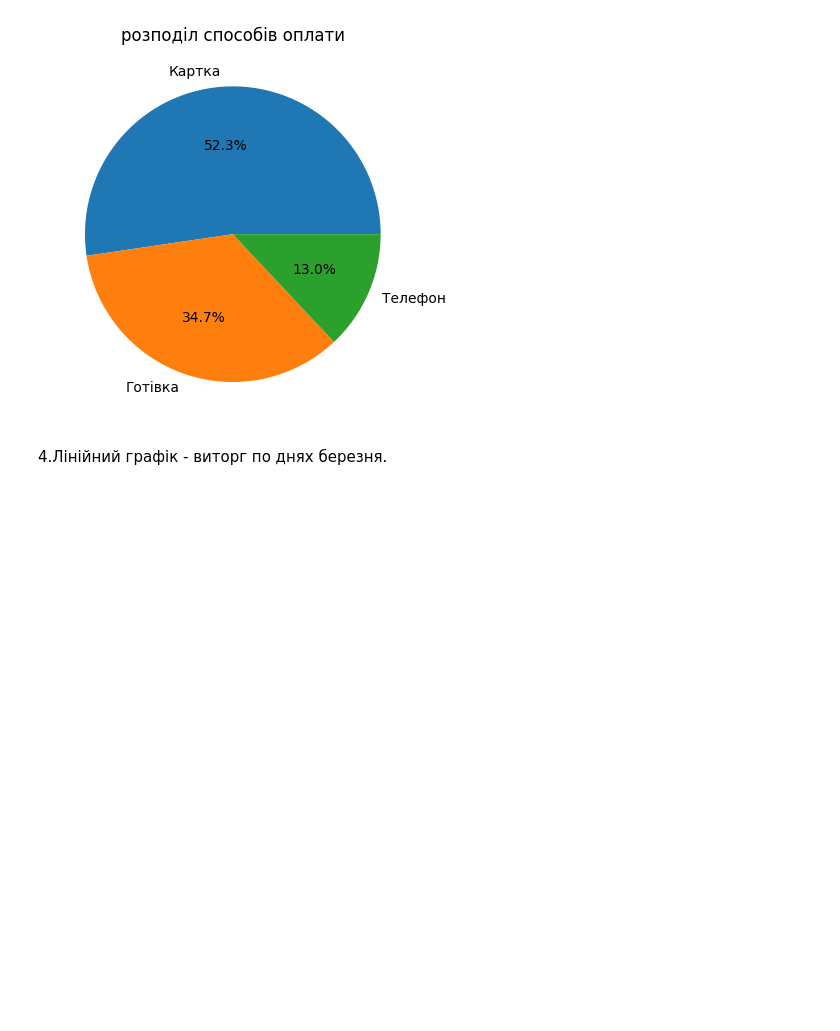
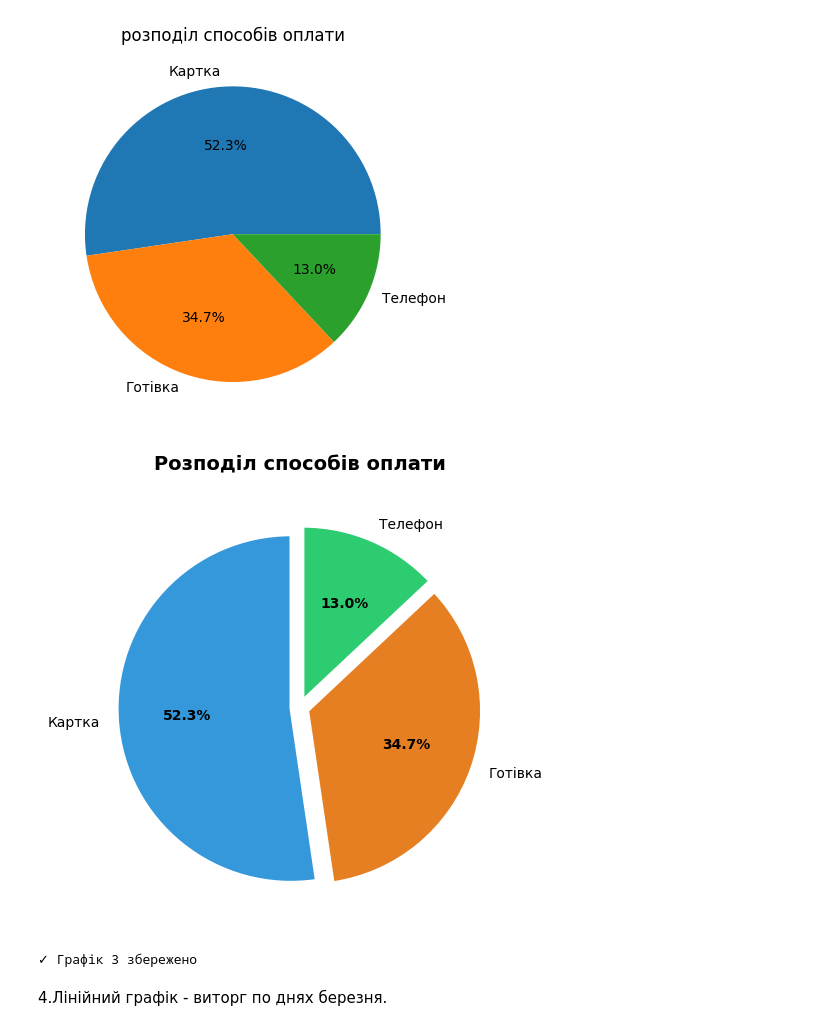
Before and after one commit to DymaStar/DTA_2026, a Jupyter notebook: project_store_sales_analysis /DS_pr_store_sales_analysis.ipynb, the cells around one changed output. Cells and saved outputs as stored; diff of their text form; code cells hidden in the pictures; blank space fills up the shorter version.

```diff
--- a/project_store_sales_analysis /DS_pr_store_sales_analysis.ipynb
+++ b/project_store_sales_analysis /DS_pr_store_sales_analysis.ipynb
@@ -770,6 +798,36 @@ ax.set_title('розподіл способів оплати')
 plt.show()
 # %% [output]
 [figure]
+# %%
+# ── 3. Кругова діаграма — розподіл способів оплати ───────────────────────────
+fig, ax = plt.subplots(figsize=(6, 5))
+
+payment_count = df['payment'].value_counts()
+explode = [0.05] * len(payment_count)  # легкий відступ для кожного сектору
+colors_pie = ['#3498db', '#e67e22', '#2ecc71']
+
+wedges, texts, autotexts = ax.pie(
+    payment_count,
+    labels=payment_count.index,
+    autopct='%1.1f%%',
+    explode=explode,
+    colors=colors_pie,
+    startangle=90,
+    wedgeprops={'edgecolor': 'white', 'linewidth': 2}
+)
+
+for at in autotexts:
+    at.set_fontsize(10)
+    at.set_fontweight('bold')
+
+ax.set_title('Розподіл способів оплати', fontsize=14, fontweight='bold', pad=15)
+plt.tight_layout()
+plt.savefig('chart3_payment_methods.png', dpi=150)
+plt.show()
+print("✓ Графік 3 збережено")
+# %% [output]
+[figure, added]
+✓ Графік 3 збережено
 # %% [markdown]
 4.Лінійний графік - виторг по днях березня.
 # %%
```
Also changed, not shown: parts of 18 cells of this notebook.
